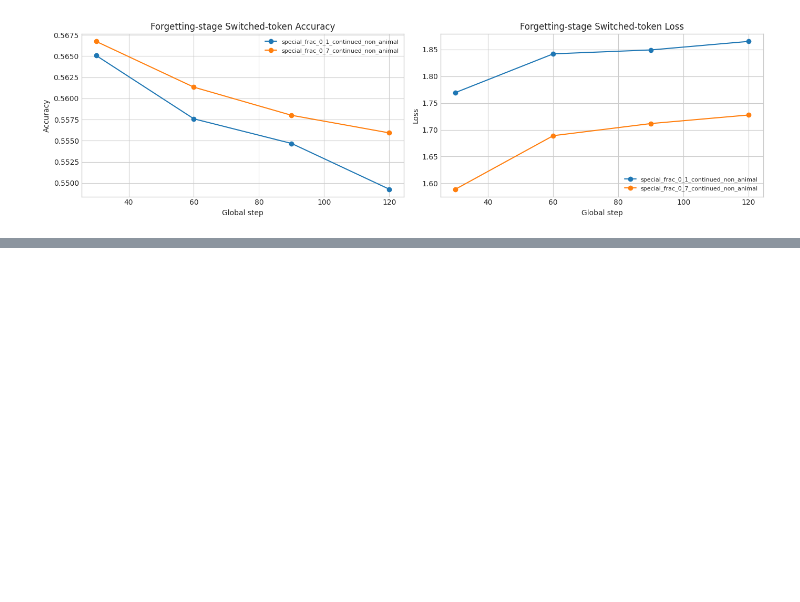
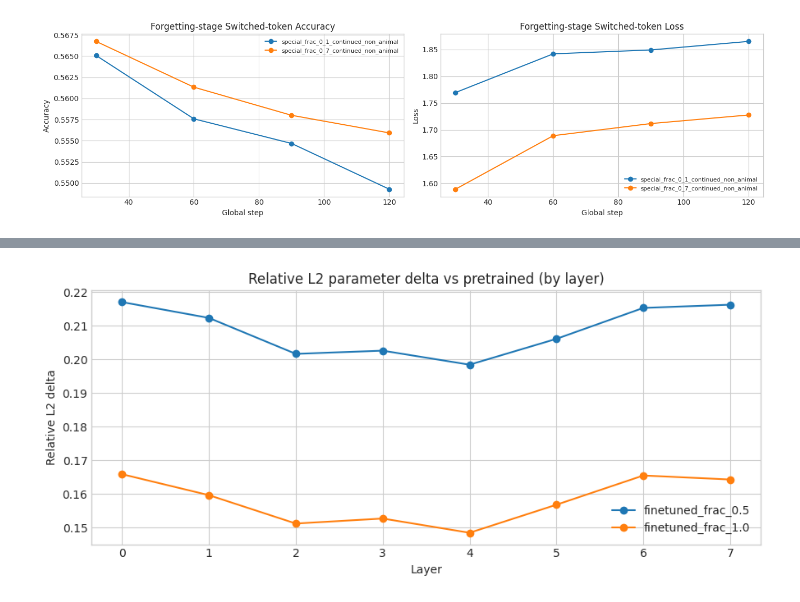
Before and after one commit to sunnyhoward/tinystoriesFT, a Jupyter notebook: analyze_experiment_results.ipynb, the cells around one changed output, grey strips where cells are left out. Cells and saved outputs as stored; diff of their text form; code cells hidden in the pictures; blank space fills up the shorter version.

```diff
--- a/analyze_experiment_results.ipynb
+++ b/analyze_experiment_results.ipynb
@@ -268,11 +403,12 @@ else:
         prompts = [
             "Laura saw a lion in the garden and",
             "Max and the dog walked to the river where",
-            "Tim told the rabbit that",
-            "At school, Mia learned that",
+            "Tom told the rabbit that",
+            "At school, Mia learned that the fish",
+            "Max was at home"
         ]
 
-        max_new_tokens = 100
+        max_new_tokens = 200
         temperature = 0.8
         top_p = 0.95
 
@@ -366,0 +546,68 @@ The man said, "Of course, Mia. But you have to be careful. Do you want to come i
+# %%
+# Interp 1: layer-wise parameter delta vs pretrained (robust key matching)
+pre_sd = models["pretrained"].state_dict()
+
+# Infer number of layers from config
+cfg = models["pretrained"].config
+n_layers = getattr(cfg, "num_layers", None) or getattr(cfg, "n_layer", None)
+if n_layers is None:
+    raise RuntimeError("Could not infer number of layers from model config.")
+
+# Infer actual layer key prefix style from state_dict
+if any(k.startswith("transformer.h.0.") for k in pre_sd.keys()):
+    layer_prefix_template = "transformer.h.{i}."
+elif any(k.startswith("gpt_neox.layers.0.") for k in pre_sd.keys()):
+    layer_prefix_template = "gpt_neox.layers.{i}."
+elif any(k.startswith("model.layers.0.") for k in pre_sd.keys()):
+    layer_prefix_template = "model.layers.{i}."
+else:
+    sample_keys = list(pre_sd.keys())[:20]
+    raise RuntimeError(
+        "Unknown layer prefix format in state_dict. Sample keys: " + str(sample_keys)
+    )
+
+rows = []
+for model_name, model in models.items():
+    if model_name == "pretrained":
+        continue
+    sd = model.state_dict()
+
+    for layer_idx in range(int(n_layers)):
+        layer_prefix = layer_prefix_template.format(i=layer_idx)
+        delta_sq = 0.0
+        base_sq = 0.0
+        count = 0
+
+        for key, pre_t in pre_sd.items():
+            if not key.startswith(layer_prefix):
+                continue
+            if key not in sd:
+                continue
+            cur_t = sd[key]
+            diff = (cur_t - pre_t).float()
+            delta_sq += float((diff * diff).sum().item())
+            base_sq += float((pre_t.float() * pre_t.float()).sum().item())
+            count += pre_t.numel()
+
+        rel_l2 = (delta_sq ** 0.5) / ((base_sq ** 0.5) + 1e-12) if count > 0 else float("nan")
+        rows.append({
+            "model": model_name,
+            "layer": layer_idx,
+            "rel_l2_delta": rel_l2,
+            "num_params": count,
+        })
+
+param_delta_df = pd.DataFrame(rows)
+display(param_delta_df.head())
+
+fig, ax = plt.subplots(figsize=(9, 4))
+for model_name, g in param_delta_df.groupby("model"):
+    g = g.sort_values("layer")
+    ax.plot(g["layer"], g["rel_l2_delta"], marker="o", label=model_name)
+ax.set_title("Relative L2 parameter delta vs pretrained (by layer)")
+ax.set_xlabel("Layer")
+ax.set_ylabel("Relative L2 delta")
+ax.legend()
+plt.tight_layout()
+plt.show()
+# %% [output]
@@ -366,0 +620 @@ The man said, "Of course, Mia. But you have to be careful. Do you want to come i
+[figure, added]
```
Also changed, not shown: parts of 13 cells of this notebook, 3 other files.
